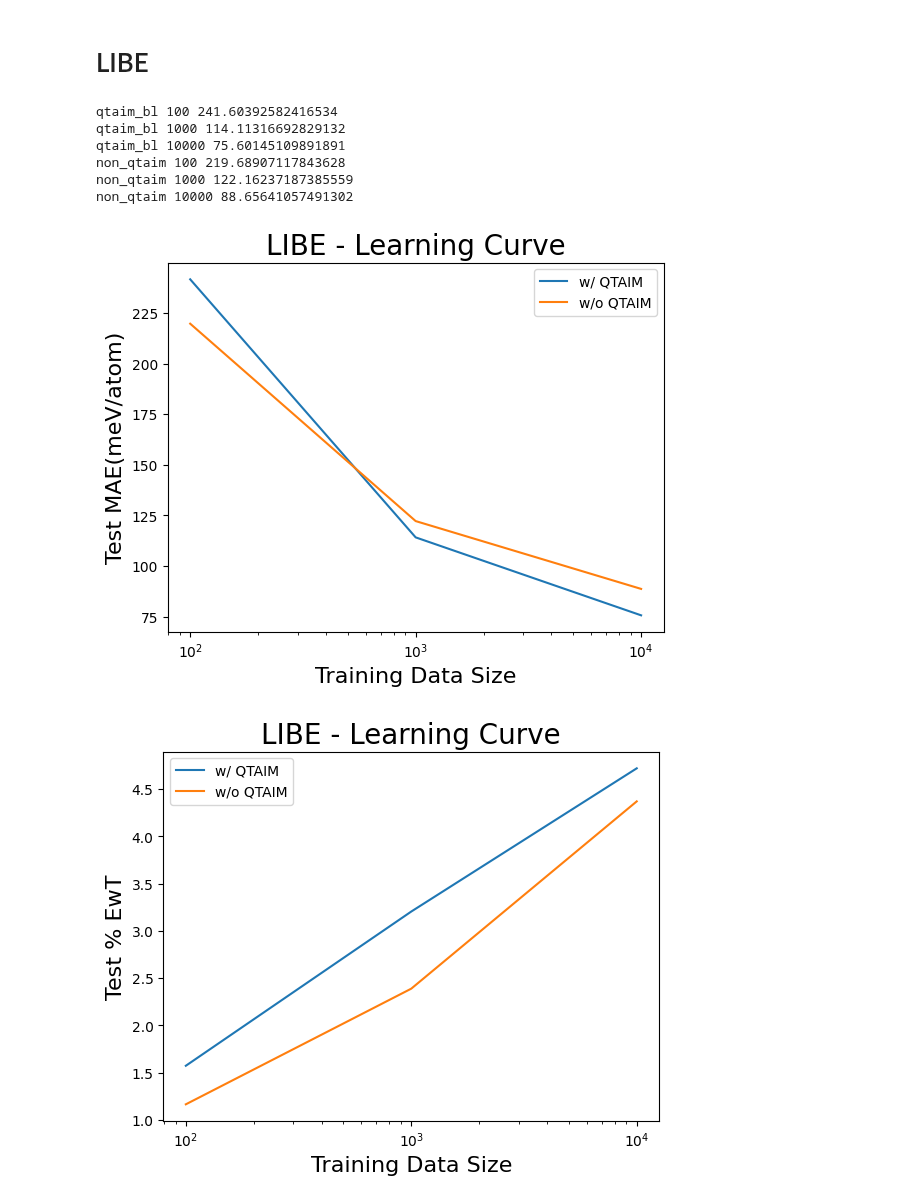
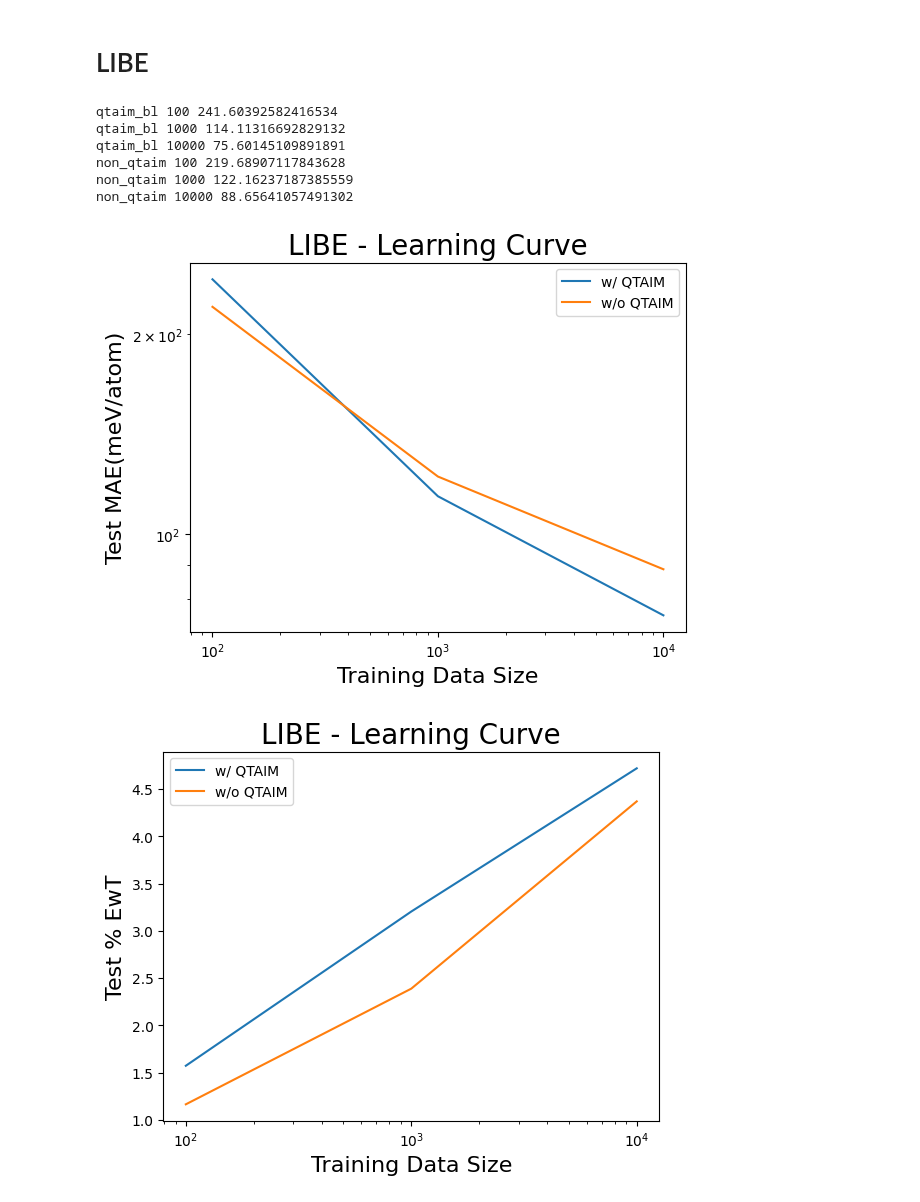
Before and after one commit to santi921/qtaim_embed, a Jupyter notebook: qtaim_embed/scripts/notebooks/graph_level/learning_experiments_0125.ipynb, the cells around one changed output. Cells and saved outputs as stored; diff of their text form; code cells hidden in the pictures.

Commit message:
finalized plots

```diff
--- a/qtaim_embed/scripts/notebooks/graph_level/learning_experiments_0125.ipynb
+++ b/qtaim_embed/scripts/notebooks/graph_level/learning_experiments_0125.ipynb
@@ -236,7 +237,7 @@ for part in partitions:
     x = np.array(data_sizes)
     y = np.array(temp_mae)
 
-    if part == "qtaim_bl":
+    if part == "qtaim":
         part_label = "w/ QTAIM"
     elif part == "non_qtaim_bl":
         part_label = "w/o QTAIM"
@@ -252,6 +253,7 @@ x = np.array(chemprop_size)
 
 
 plt.xscale("log")
+plt.yscale("log")
 plt.title("QM8 - Learning Curve", fontsize=20)
 plt.xlabel("Training Data Size", fontsize=16)
 plt.ylabel("Test MAE (2-task average)", fontsize=16)
@@ -517,34 +520,35 @@ for part in partitions:
 
         print(part, size, temp_mae[-1])
     # plot with some smoothing
     x = np.array(data_sizes)
     y = np.array(temp_mae)
 
     if part == "qtaim_bl":
         part_label = "w/ QTAIM"
     elif part == "non_qtaim":
         part_label = "w/o QTAIM"
     plt.plot(x, y, label=part_label)
 
 # log scale x
 plt.xscale("log")
+plt.yscale("log")
 plt.title("LIBE - Learning Curve", fontsize=20)
 plt.xlabel("Training Data Size", fontsize=16)
 plt.ylabel("Test MAE(meV/atom)", fontsize=16)
 plt.legend()
 # increase dpi
 plt.savefig("libe_learning_curve_mae.png", dpi=300)
 
 plt.show()
 plt.close()
 # %% [output]
 qtaim_bl 100 241.60392582416534
 qtaim_bl 1000 114.11316692829132
 qtaim_bl 10000 75.60145109891891
 non_qtaim 100 219.68907117843628
 non_qtaim 1000 122.16237187385559
 non_qtaim 10000 88.65641057491302
-[figure, old version]
+[figure, new version]
 # %%
 partitions = ["qtaim_bl", "non_qtaim"]
 data_sizes = [100, 1000, 10000]
```
Also changed, not shown: parts of 3 cells of this notebook, 4 other files.
